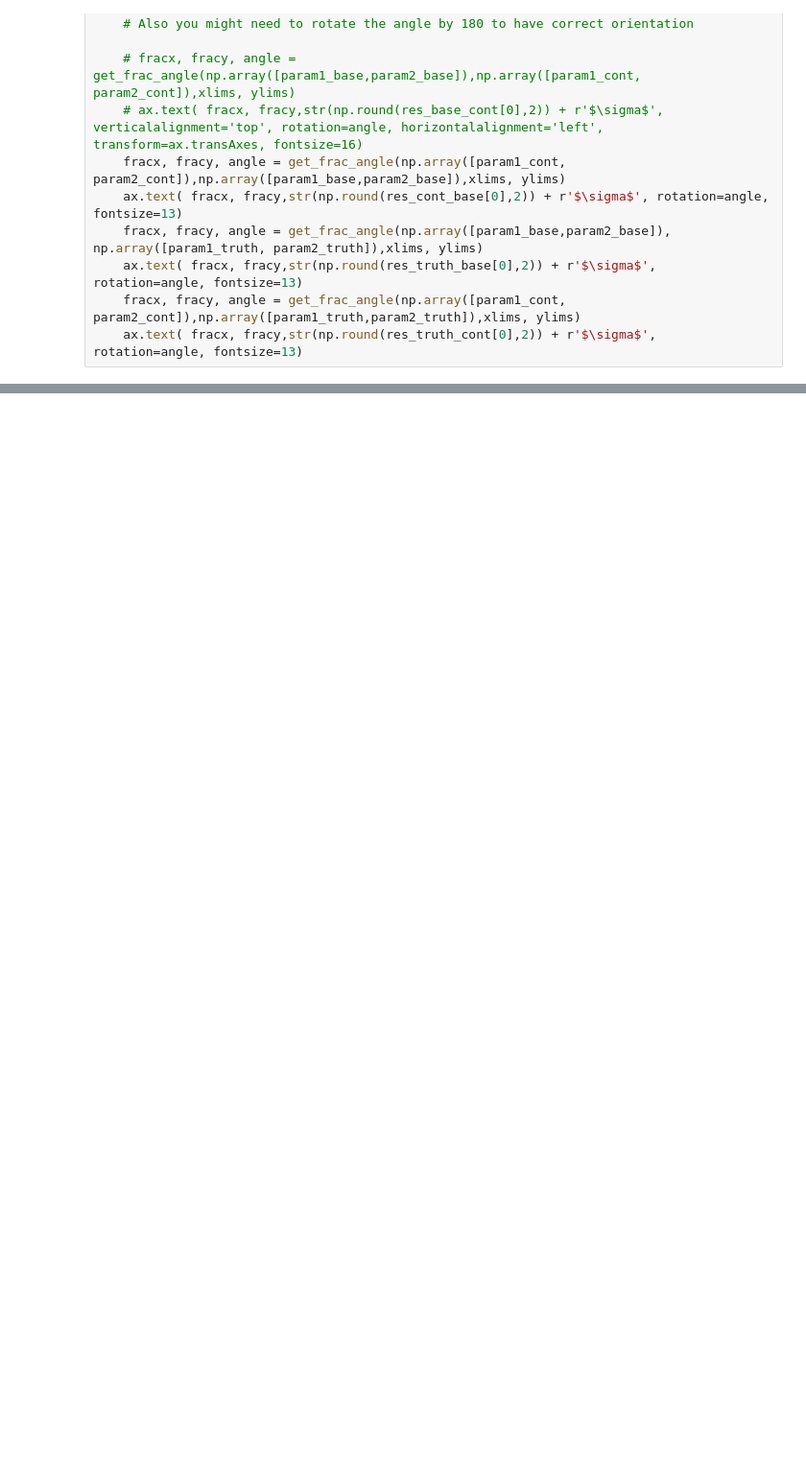
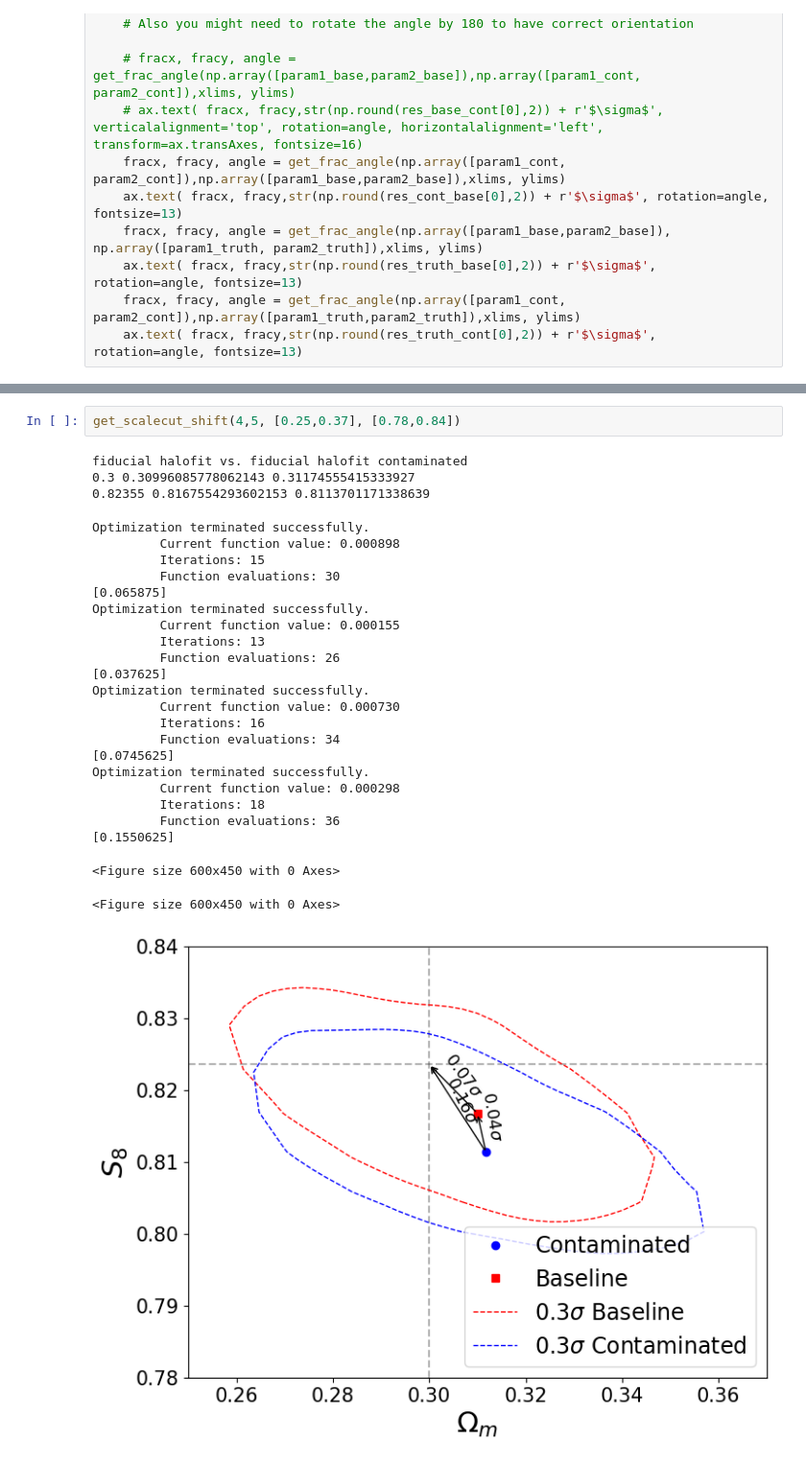
Before and after one commit to delve-survey/CosmicShearCosmosis, a Jupyter notebook: notebooks/CalculateScaleCutShift.ipynb, the cells around one changed output, grey strips where cells are left out. Shown at 96% size. Cells and saved outputs as stored; diff of their text form; blank space fills up the shorter version.

```diff
--- a/notebooks/CalculateScaleCutShift.ipynb
+++ b/notebooks/CalculateScaleCutShift.ipynb
@@ -315,0 +358,29 @@ Optimization terminated successfully.
+# %%
+get_scalecut_shift(4,5, [0.25,0.37], [0.78,0.84])
+# %% [output]
+fiducial halofit vs. fiducial halofit contaminated
+0.3 0.30996085778062143 0.31174555415333927
+0.82355 0.8167554293602153 0.8113701171338639
+Optimization terminated successfully.
+         Current function value: 0.000898
+         Iterations: 15
+         Function evaluations: 30
+[0.065875]
+Optimization terminated successfully.
+         Current function value: 0.000155
+         Iterations: 13
+         Function evaluations: 26
+[0.037625]
+Optimization terminated successfully.
+         Current function value: 0.000730
+         Iterations: 16
+         Function evaluations: 34
+[0.0745625]
+Optimization terminated successfully.
+         Current function value: 0.000298
+         Iterations: 18
+         Function evaluations: 36
+[0.1550625]
+<Figure size 600x450 with 0 Axes>
+<Figure size 600x450 with 0 Axes>
+[figure, added]
```
Also changed, not shown: parts of 4 cells of this notebook, 3 other files.
